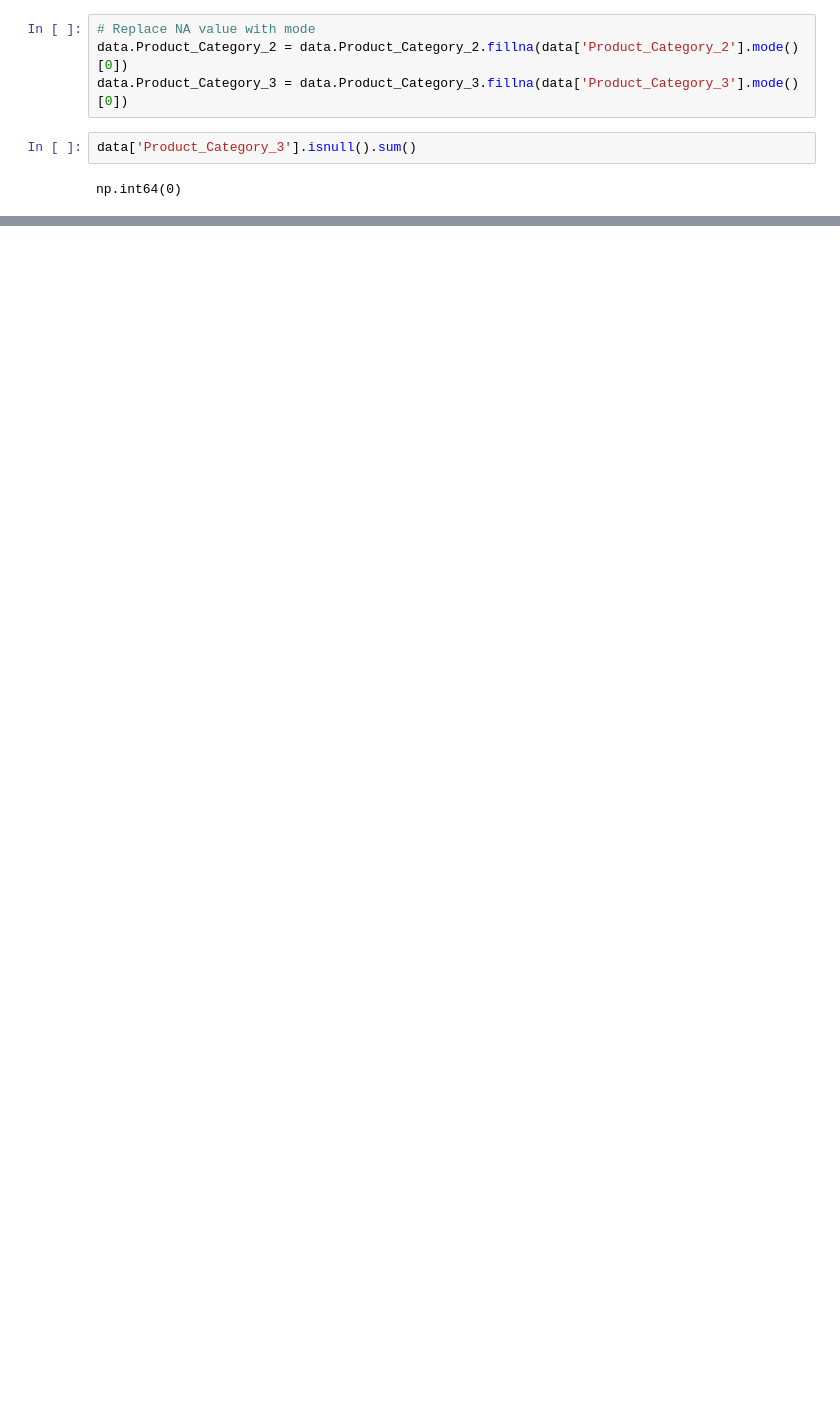
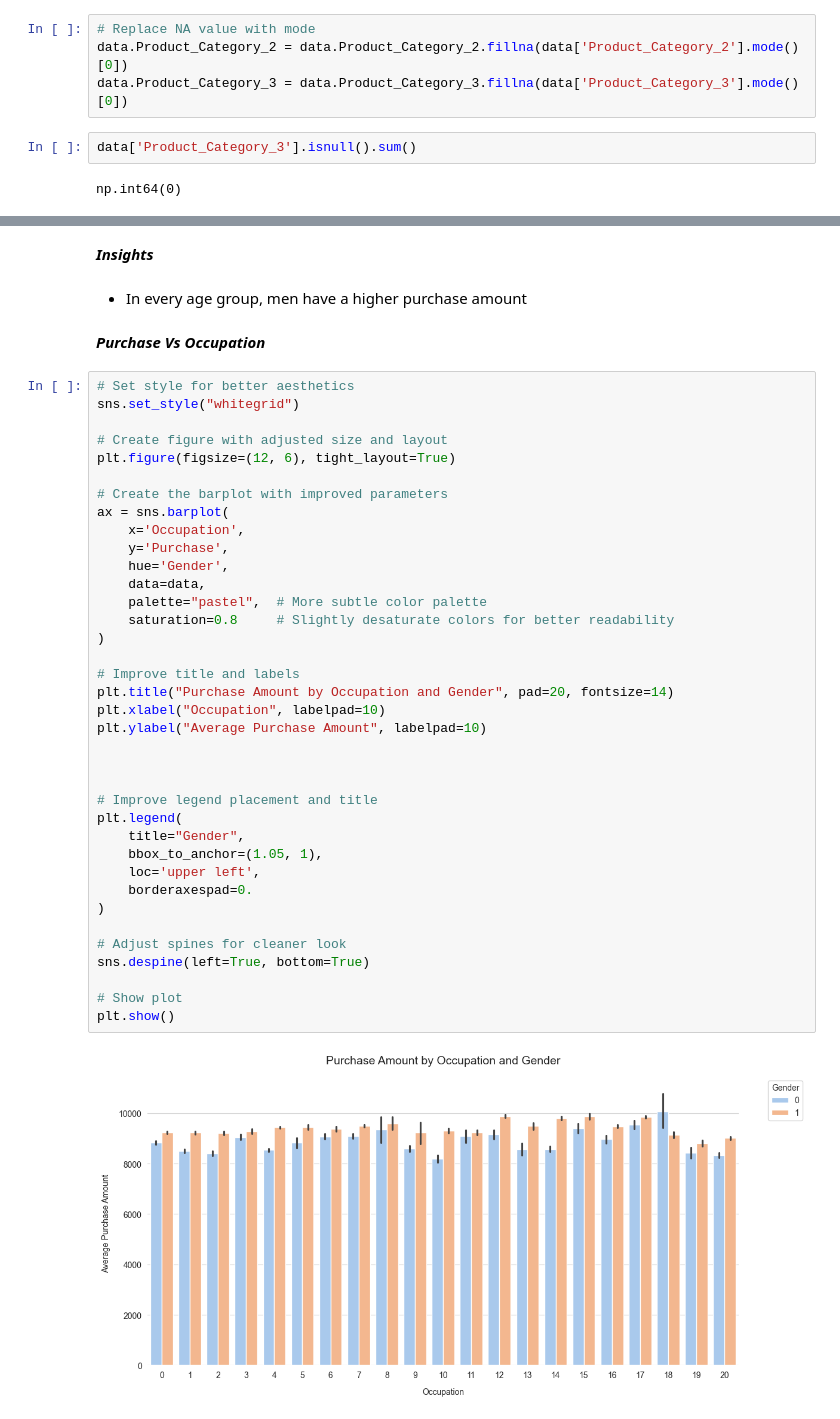
Before and after one commit to Somesh-Salunkhe/EDA_Black_Friday_Dataset, a Jupyter notebook: Exploratory_data_analysis.ipynb, the cells around one changed output, grey strips where cells are left out. Cells and saved outputs as stored; diff of their text form; blank space fills up the shorter version.

```diff
--- a/Exploratory_data_analysis.ipynb
+++ b/Exploratory_data_analysis.ipynb
@@ -306,0 +418,45 @@ data.head()
+# %% [markdown]
+***Insights***
+# %% [markdown]
+- In every age group, men have a higher purchase amount
+# %% [markdown]
+***Purchase Vs Occupation***
+# %%
+# Set style for better aesthetics
+sns.set_style("whitegrid")
+
+# Create figure with adjusted size and layout
+plt.figure(figsize=(12, 6), tight_layout=True)
+
+# Create the barplot with improved parameters
+ax = sns.barplot(
+    x='Occupation',
+    y='Purchase',
+    hue='Gender',
+    data=data,
+    palette="pastel",  # More subtle color palette
+    saturation=0.8     # Slightly desaturate colors for better readability
+)
+
+# Improve title and labels
+plt.title("Purchase Amount by Occupation and Gender", pad=20, fontsize=14)
+plt.xlabel("Occupation", labelpad=10)
+plt.ylabel("Average Purchase Amount", labelpad=10)
+
+
+
+# Improve legend placement and title
+plt.legend(
+    title="Gender",
+    bbox_to_anchor=(1.05, 1),
+    loc='upper left',
+    borderaxespad=0.
+)
+
+# Adjust spines for cleaner look
+sns.despine(left=True, bottom=True)
+
+# Show plot
+plt.show()
+# %% [output]
+[figure, added]
```
Also changed, not shown: parts of 23 cells of this notebook.
